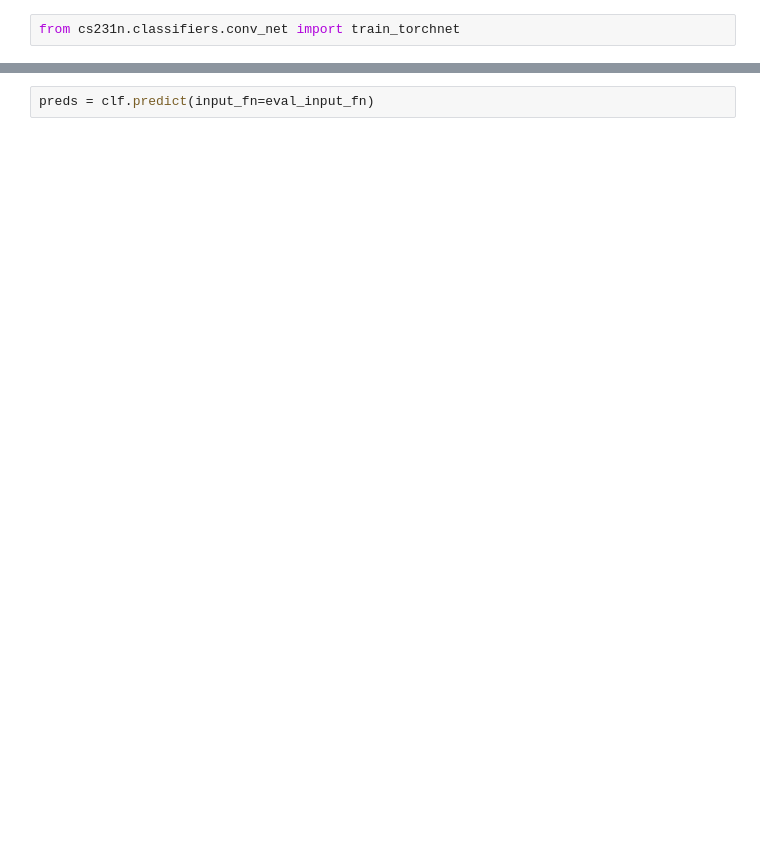
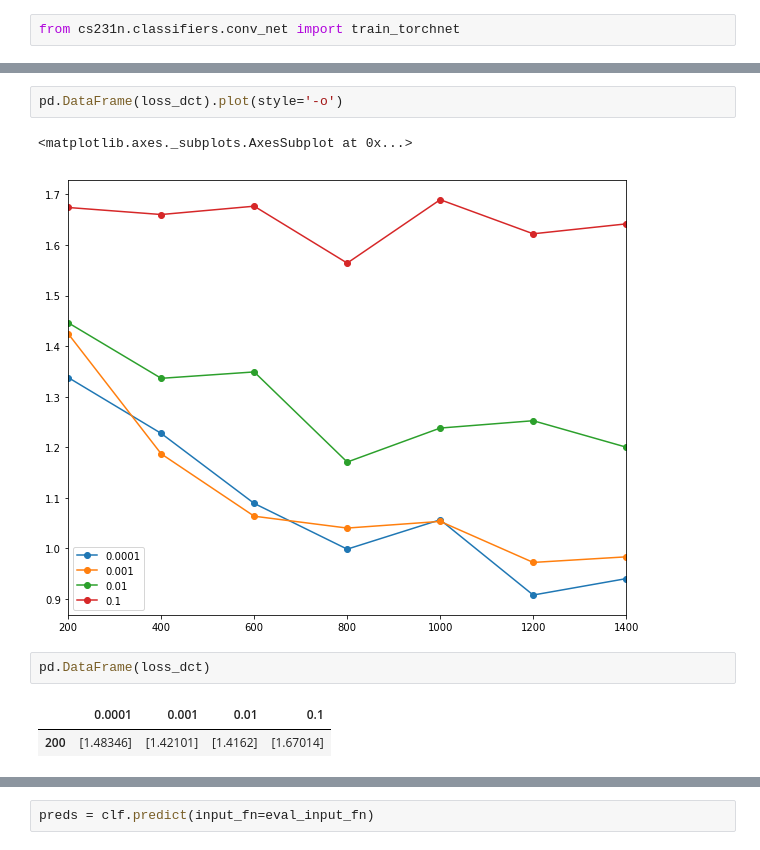
Before and after one commit to sshleifer/cs231, a Jupyter notebook: assignments/assignment2/tf.cifar.ipynb, the cells around one changed output, grey strips where cells are left out. Cells and saved outputs as stored; diff of their text form; blank space fills up the shorter version.

```diff
--- a/assignments/assignment2/tf.cifar.ipynb
+++ b/assignments/assignment2/tf.cifar.ipynb
@@ -115,0 +287,10 @@ from cs231n.classifiers.conv_net import train_torchnet
+# %%
+pd.DataFrame(loss_dct).plot(style='-o')
+# %% [output]
+<matplotlib.axes._subplots.AxesSubplot at 0x...>
+[figure, added]
+# %%
+pd.DataFrame(loss_dct)
+# %% [output]
+|  | 0.0001 | 0.001 | 0.01 | 0.1 |
+| 200 | [1.48346] | [1.42101] | [1.4162] | [1.67014] |
```
Also changed, not shown: parts of 51 cells of this notebook, 5 other files.
